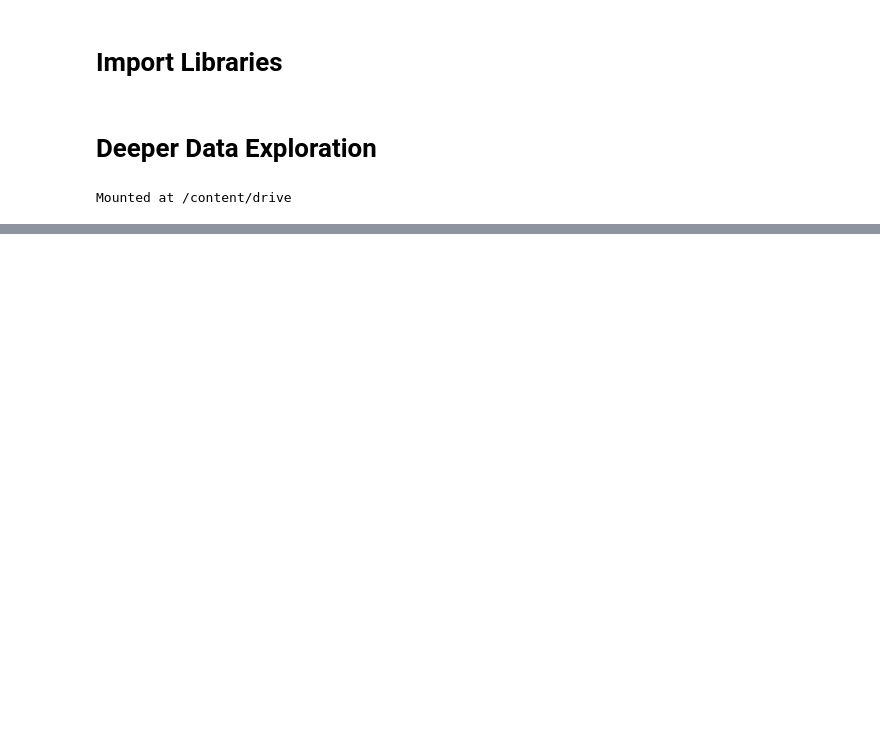
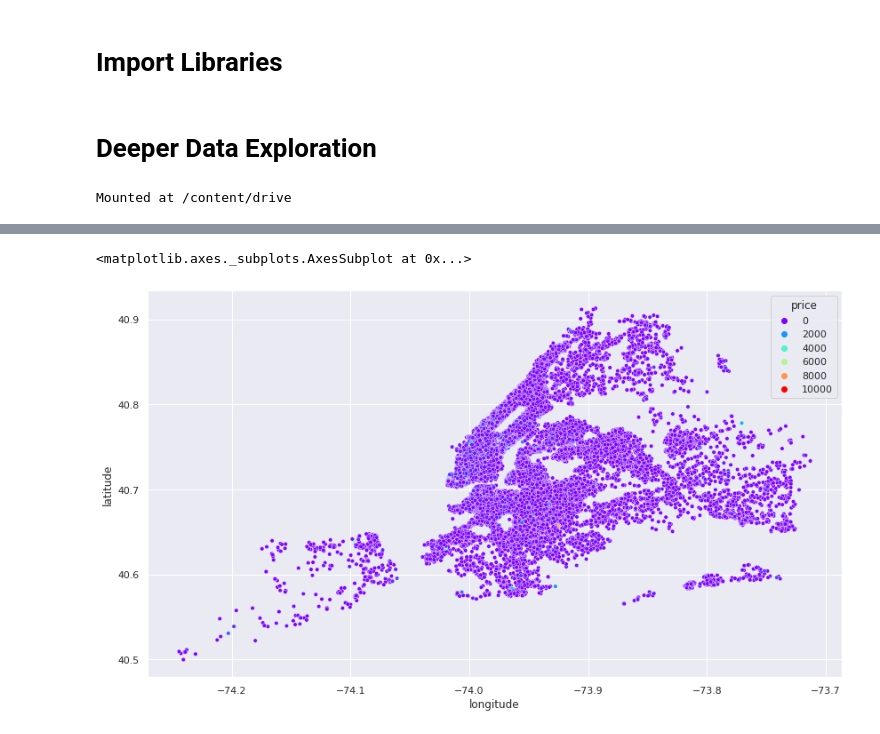
Before and after one commit to Rollap/NYC_AirBnB_Overview, a Jupyter notebook: AirBnbPart2.ipynb, the cells around one changed output, grey strips where cells are left out. Drawn from its saved outputs; the diff is of its cells as text; code cells hidden in the pictures; blank space fills up the shorter version.

```diff
--- a/AirBnbPart2.ipynb
+++ b/AirBnbPart2.ipynb
@@ -72,4 +87,7 @@ viz_bar.set_xticklabels(viz_bar.get_xticklabels(),rotation=45)
 # %%
-#Price Density <ap Before REmoving Outliers
+#Price Density Map Before Removing Outliers
 plt.figure(figsize=(14,8))
-3sns.scatterplot(x=df['longitude'], y=df['latitude'], hue=df["price"], s=20, palette="rainbow")
+sns.scatterplot(x=df['longitude'], y=df['latitude'], hue=df["price"], s=20, palette="rainbow")
+# %% [output]
+<matplotlib.axes._subplots.AxesSubplot at 0x...>
+[figure, added]
```
Also changed, not shown: parts of 54 cells of this notebook, 1 other file.
